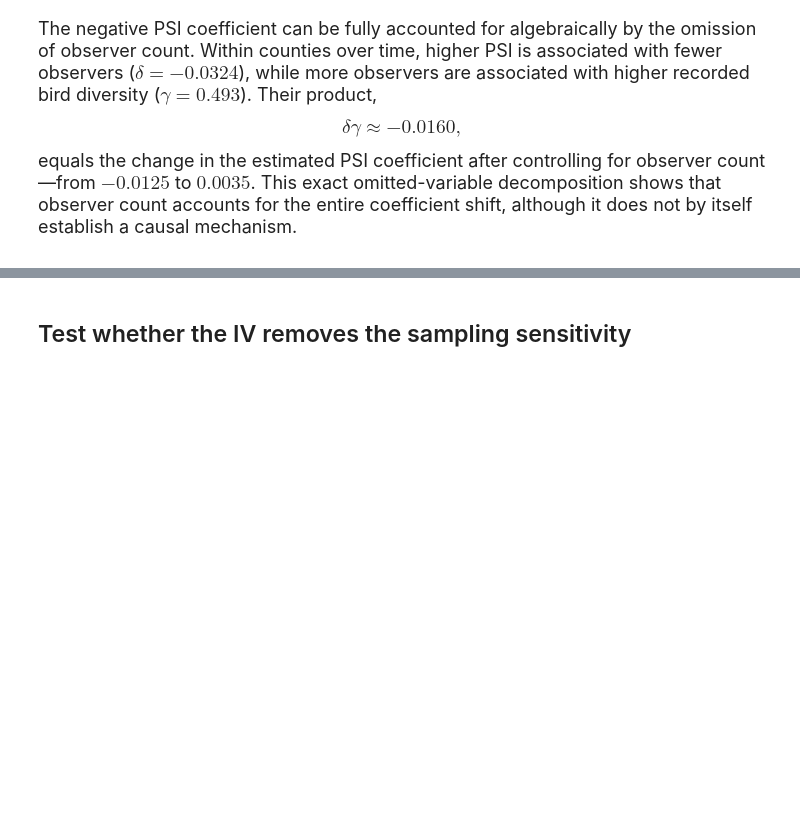
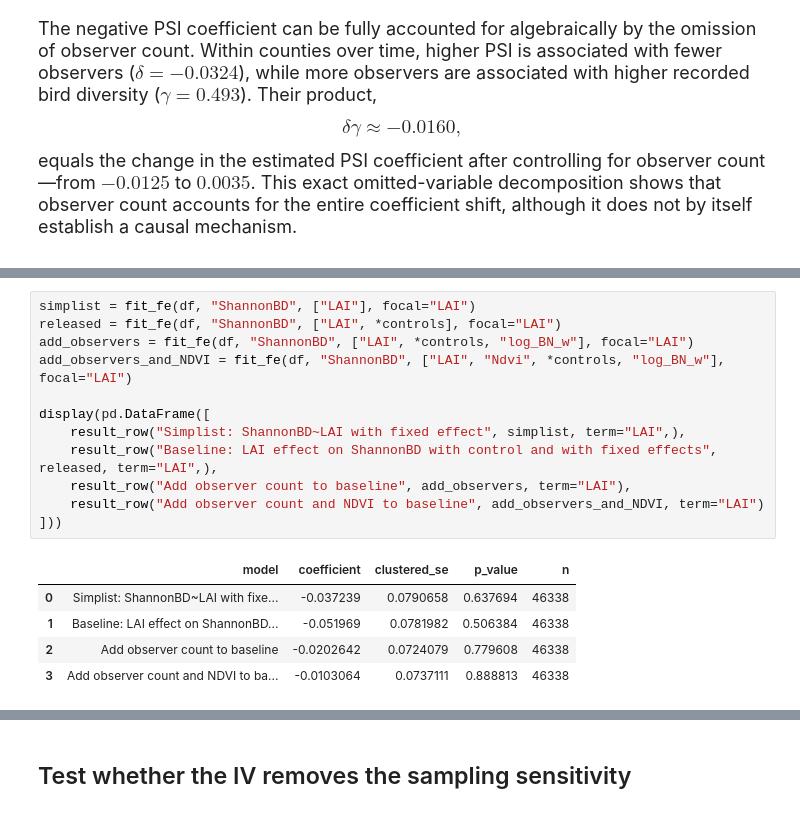
Before and after one commit to chenyangkang/reanalysis-Science-PSI-ShannonBD, a Jupyter notebook: scripts/02_citizen_science_sampling_reanalysis.ipynb, the cells around one changed output, grey strips where cells are left out. Drawn from its saved outputs; the diff is of its cells as text; blank space fills up the shorter version.

```diff
--- a/scripts/02_citizen_science_sampling_reanalysis.ipynb
+++ b/scripts/02_citizen_science_sampling_reanalysis.ipynb
@@ -547,0 +590,18 @@ flowchart LR
+# %%
+simplist = fit_fe(df, "ShannonBD", ["LAI"], focal="LAI")
+released = fit_fe(df, "ShannonBD", ["LAI", *controls], focal="LAI")
+add_observers = fit_fe(df, "ShannonBD", ["LAI", *controls, "log_BN_w"], focal="LAI")
+add_observers_and_NDVI = fit_fe(df, "ShannonBD", ["LAI", "Ndvi", *controls, "log_BN_w"], focal="LAI")
+
+display(pd.DataFrame([
+    result_row("Simplist: ShannonBD~LAI with fixed effect", simplist, term="LAI",),
+    result_row("Baseline: LAI effect on ShannonBD with control and with fixed effects", released, term="LAI",),
+    result_row("Add observer count to baseline", add_observers, term="LAI"),
+    result_row("Add observer count and NDVI to baseline", add_observers_and_NDVI, term="LAI")
+]))
+# %% [output]
+|  | model | coefficient | clustered_se | p_value | n |
+| 0 | Simplist: ShannonBD~LAI with fixe... | -0.037239 | 0.0790658 | 0.637694 | 46338 |
+| 1 | Baseline: LAI effect on ShannonBD... | -0.051969 | 0.0781982 | 0.506384 | 46338 |
+| 2 | Add observer count to baseline | -0.0202642 | 0.0724079 | 0.779608 | 46338 |
+| 3 | Add observer count and NDVI to ba... | -0.0103064 | 0.0737111 | 0.888813 | 46338 |
```
Also changed, not shown: parts of 13 cells of this notebook, 3 other files.
